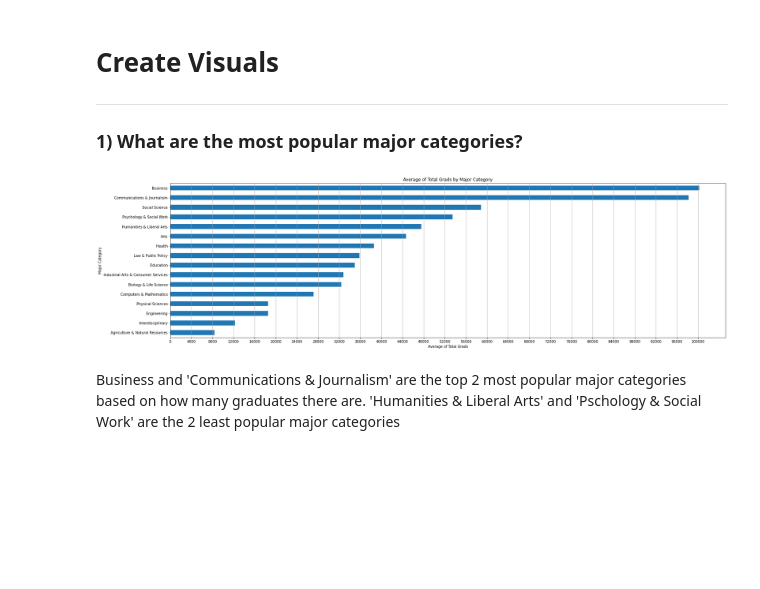
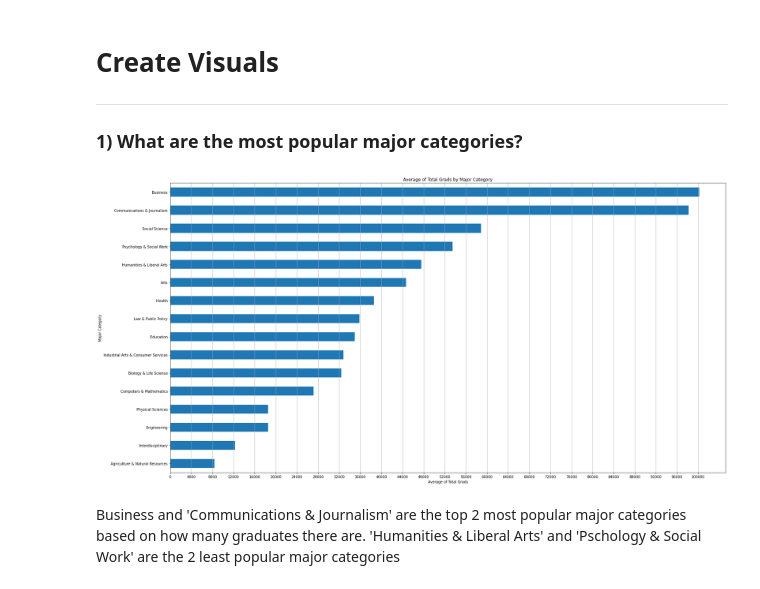
Before and after one commit to JasonMinhas/DataAnalysis, a Jupyter notebook: Visualizing Earnings Based On College Majors/Visualizing Earnings Based On College Majors.ipynb, the cells around one changed output. Cells and saved outputs as stored; diff of their text form; code cells hidden in the pictures; blank space fills up the shorter version.

Commit message:
revise charts

```diff
--- a/Visualizing Earnings Based On College Majors/Visualizing Earnings Based On College Majors.ipynb
+++ b/Visualizing Earnings Based On College Majors/Visualizing Earnings Based On College Majors.ipynb
@@ -158,19 +158,19 @@ grads_df['ShareMen'] = grads_df['Men'] / grads_df['Total']
 # %%
 #  create pivot
 major_category_pop_pvt = pd.pivot_table(grads_df, values='Total', index='Major_category', aggfunc={np.mean}).sort_values(by='mean')
 # create bar plot
 major_category_pop_barh = major_category_pop_pvt.plot(
                         kind='barh',
-                        figsize=(28,8),
+                        figsize=(28,15),
                         title='Average of Total Grads by Major Category',
                         legend=False
                         )
 major_category_pop_barh.set_ylabel("Major Category")
 major_category_pop_barh.set_xlabel("Average of Total Grads")
 major_category_pop_barh.set_xticks(np.arange(0,104000,4000).tolist())
 major_category_pop_barh.grid(axis='x')
 # %% [output]
-[figure, old version]
+[figure, new version]
 # %% [markdown]
 Business and 'Communications & Journalism' are the top 2 most popular major categories based on how many graduates there are. 'Humanities & Liberal Arts' and 'Pschology & Social Work' are the 2 least popular  major categories
 # %% [markdown]
```
Also changed, not shown: parts of 2 cells of this notebook.
